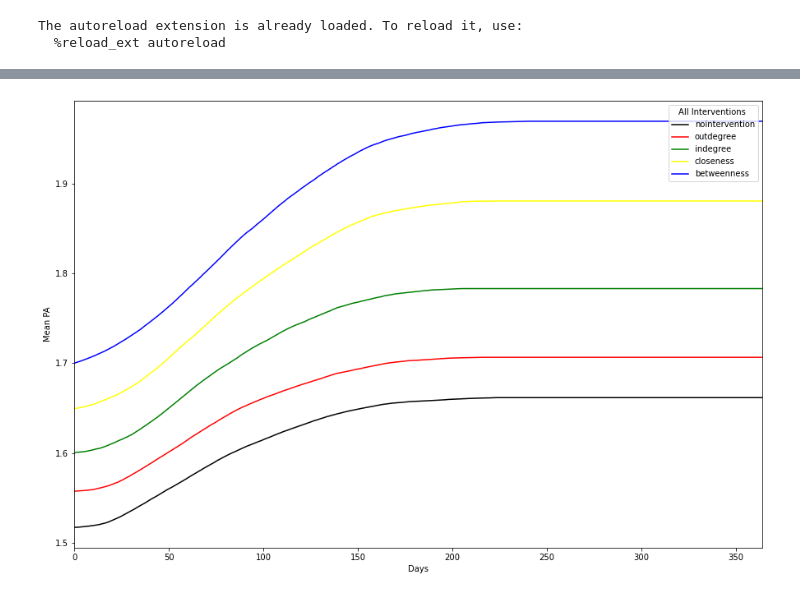
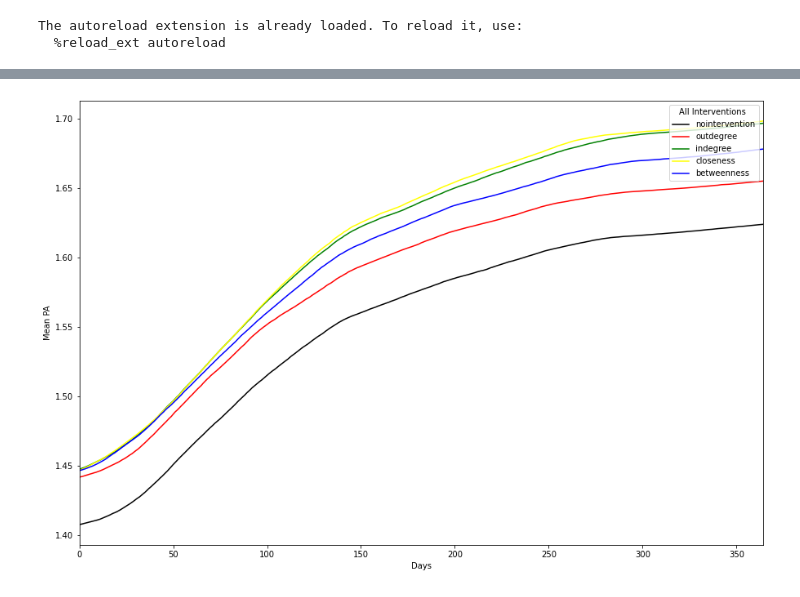
Before and after one commit to MovezNetwork/ABM-PA, a Jupyter notebook: notebooks/NewSrc.ipynb, the cells around one changed output, grey strips where cells are left out. Saved outputs shown, nothing was run; the diff lists cells and outputs as text; code cells hidden in the pictures.

```diff
--- a/notebooks/NewSrc.ipynb
+++ b/notebooks/NewSrc.ipynb
@@ -122,0 +51,2 @@ success_rates
+# %%
+results_nomm, results_avg_nomm, agents_per_intervention_nomm = simulation.simulate_interventions(365,'peer')
@@ -123,4 +153,4 @@ success_rates
 # %%
-simulation.plot_interventions_averaged(results_avg)
+simulation.plot_interventions_averaged(results_avg_nomm)
 # %% [output]
-[figure, old version]
+[figure, new version]
```
Also changed, not shown: parts of 24 cells of this notebook, 6 other files.
